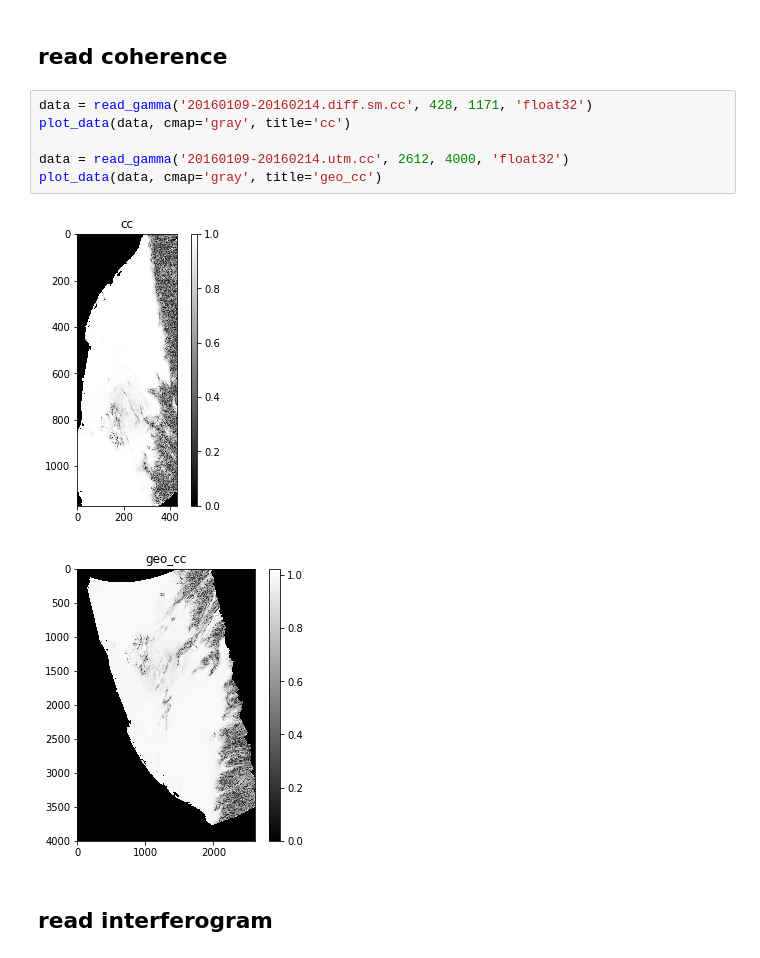
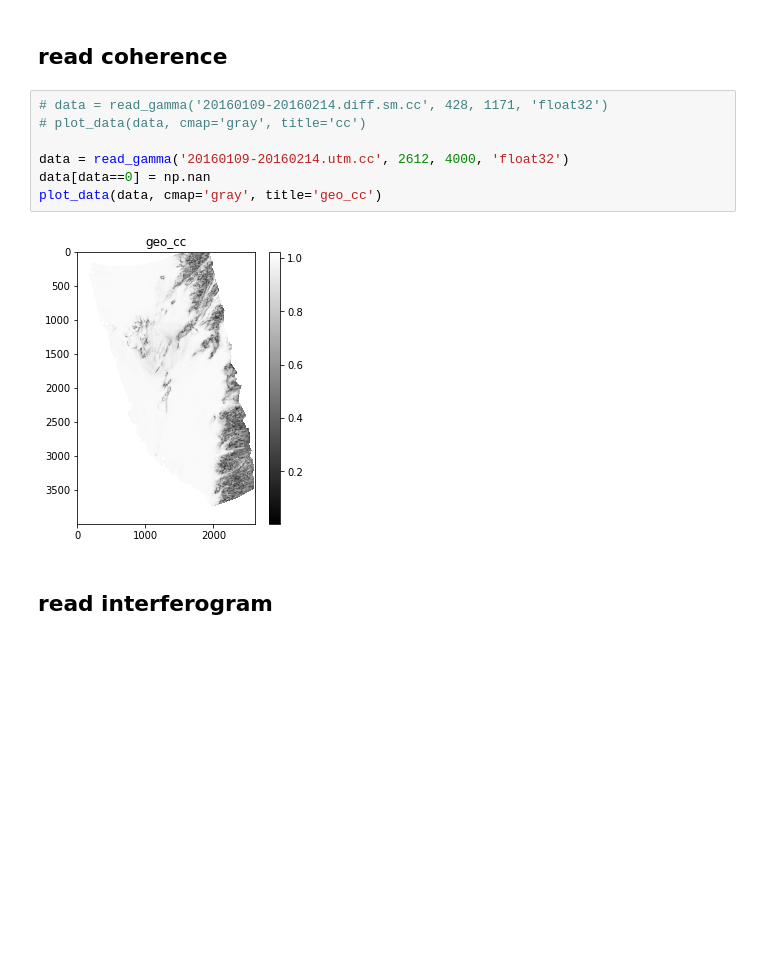
Before and after one commit to shuaiwang123/TintPy, a Jupyter notebook: GAMMA/read_gamma.ipynb, the cells around one changed output. Saved outputs shown, nothing was run; the diff lists cells and outputs as text; blank space fills up the shorter version.

```diff
--- a/GAMMA/read_gamma.ipynb
+++ b/GAMMA/read_gamma.ipynb
@@ -115,14 +236,14 @@ min displacement(cm):  -5.4496317
 # %% [markdown]
 ## read coherence
 # %%
-data = read_gamma('20160109-20160214.diff.sm.cc', 428, 1171, 'float32')
-plot_data(data, cmap='gray', title='cc')
+# data = read_gamma('20160109-20160214.diff.sm.cc', 428, 1171, 'float32')
+# plot_data(data, cmap='gray', title='cc')
 
 data = read_gamma('20160109-20160214.utm.cc', 2612, 4000, 'float32')
+data[data==0] = np.nan
 plot_data(data, cmap='gray', title='geo_cc')
 # %% [output]
-[figure, old version]
+[figure, new version]
-[figure, removed]
 # %% [markdown]
 ## read interferogram
 # %%
```
Also changed, not shown: parts of 6 cells of this notebook.
